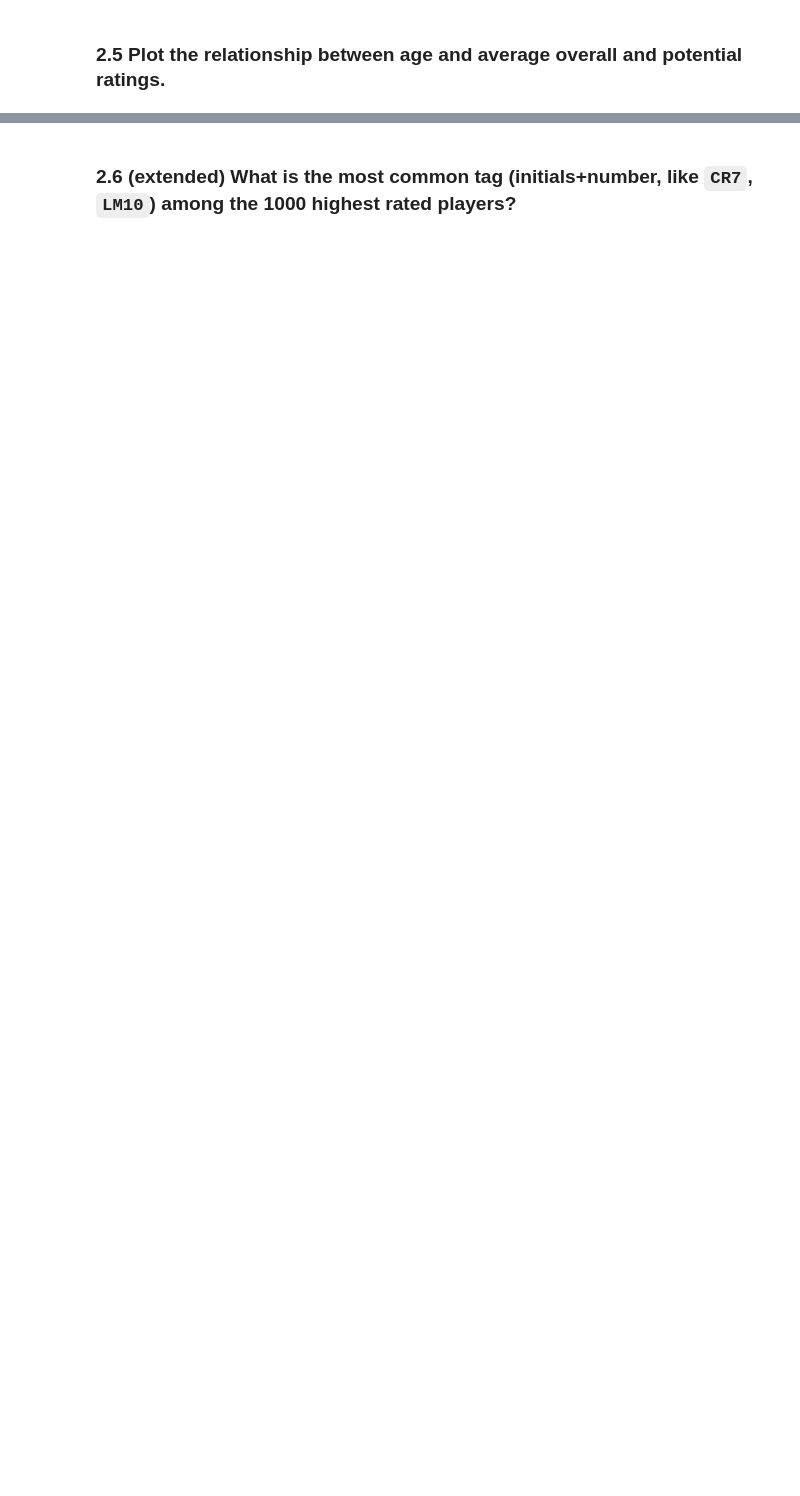
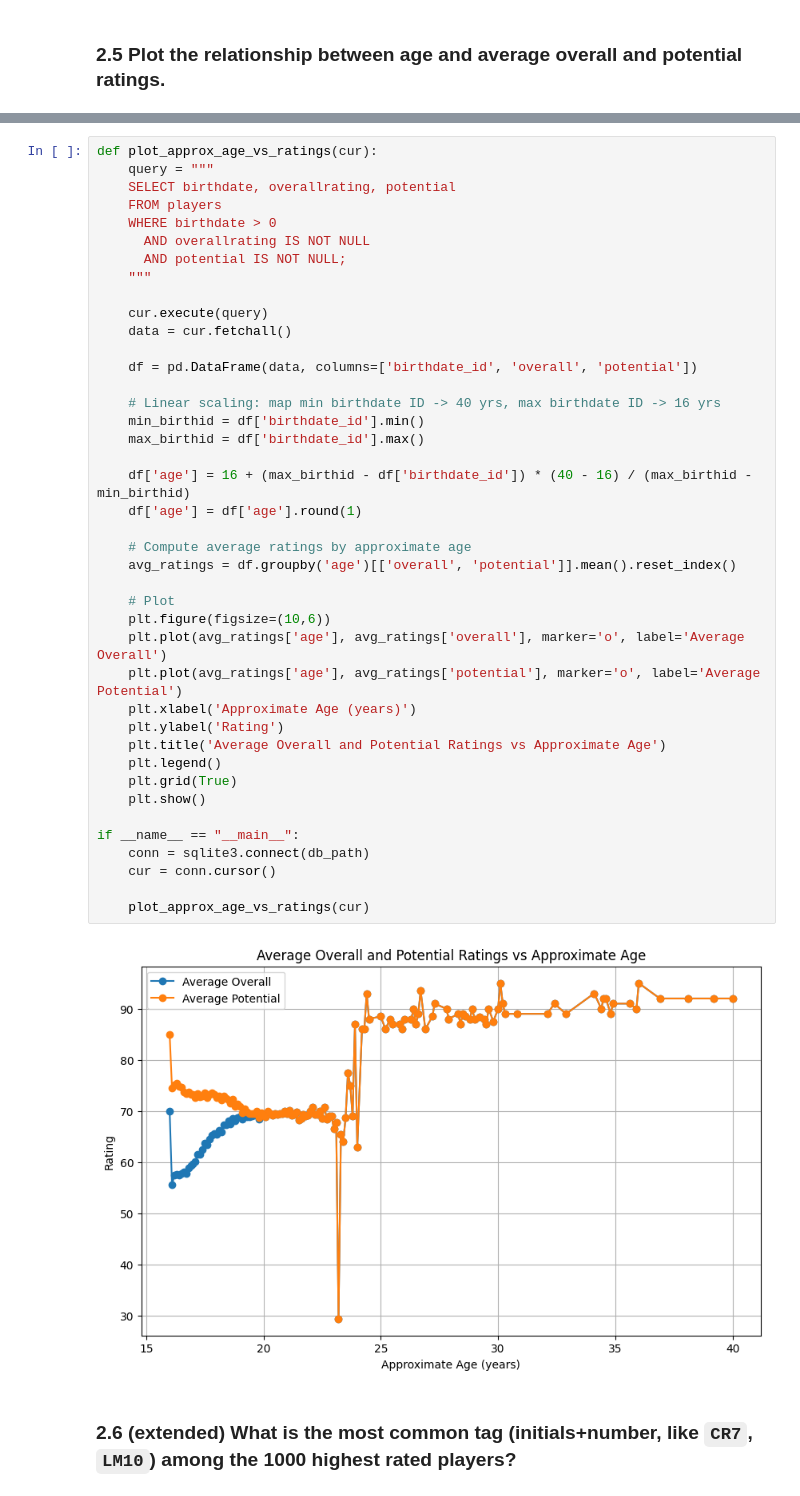
Before and after one commit to call493/MLFC, a Jupyter notebook: _notebooks/02-pandas-practical.ipynb, the cells around one changed output, grey strips where cells are left out. Saved outputs shown, nothing was run; the diff lists cells and outputs as text; blank space fills up the shorter version.

```diff
--- a/_notebooks/02-pandas-practical.ipynb
+++ b/_notebooks/02-pandas-practical.ipynb
@@ -1609,2 +1742,45 @@ print(result)
+# %%
+def plot_approx_age_vs_ratings(cur):
+    query = """
+    SELECT birthdate, overallrating, potential
+    FROM players
+    WHERE birthdate > 0
+      AND overallrating IS NOT NULL
+      AND potential IS NOT NULL;
+    """
+
+    cur.execute(query)
+    data = cur.fetchall()
+
+    df = pd.DataFrame(data, columns=['birthdate_id', 'overall', 'potential'])
+
+    # Linear scaling: map min birthdate ID -> 40 yrs, max birthdate ID -> 16 yrs
+    min_birthid = df['birthdate_id'].min()
+    max_birthid = df['birthdate_id'].max()
+
+    df['age'] = 16 + (max_birthid - df['birthdate_id']) * (40 - 16) / (max_birthid - min_birthid)
+    df['age'] = df['age'].round(1)
+
+    # Compute average ratings by approximate age
+    avg_ratings = df.groupby('age')[['overall', 'potential']].mean().reset_index()
+
+    # Plot
+    plt.figure(figsize=(10,6))
+    plt.plot(avg_ratings['age'], avg_ratings['overall'], marker='o', label='Average Overall')
+    plt.plot(avg_ratings['age'], avg_ratings['potential'], marker='o', label='Average Potential')
+    plt.xlabel('Approximate Age (years)')
+    plt.ylabel('Rating')
+    plt.title('Average Overall and Potential Ratings vs Approximate Age')
+    plt.legend()
+    plt.grid(True)
+    plt.show()
+
+if __name__ == "__main__":
+    conn = sqlite3.connect(db_path)
+    cur = conn.cursor()
+
+    plot_approx_age_vs_ratings(cur)
+# %% [output]
+[figure, added]
 # %% [markdown]
 ### 2.6 (extended) What is the most common tag (initials+number, like `CR7`, `LM10`) among the 1000 highest rated players?
```
Also changed, not shown: parts of 25 cells of this notebook.
